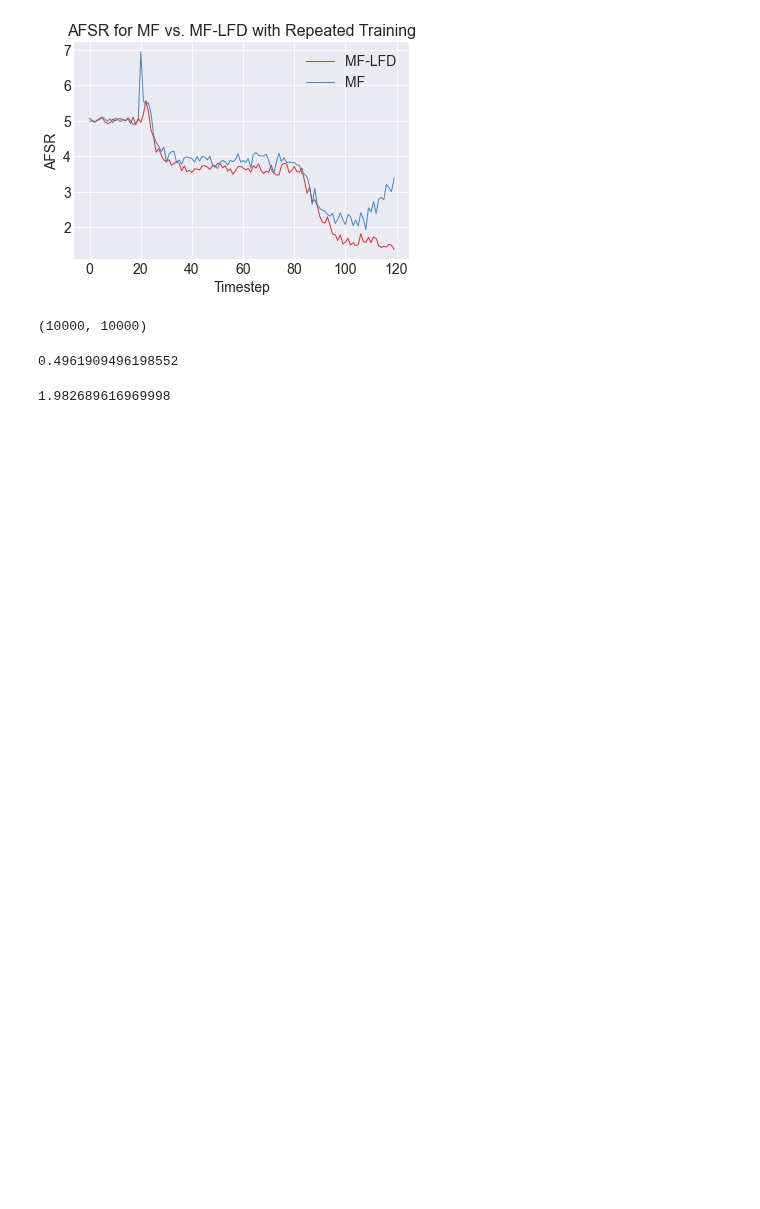
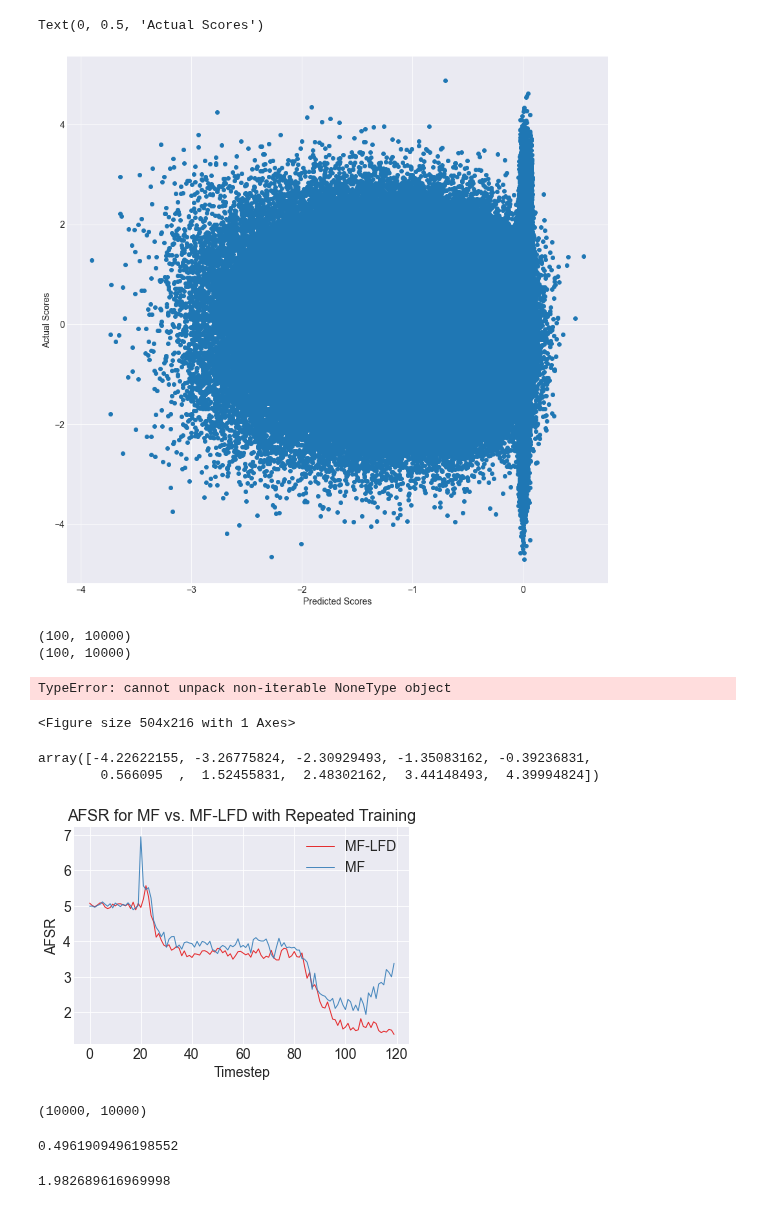
Before and after one commit to elucherini/t-recs, a Jupyter notebook: examples/MFLFDTesting.ipynb, the cells around one changed output. Drawn from its saved outputs; the diff is of its cells as text; code cells hidden in the pictures; blank space fills up the shorter version.

```diff
--- a/examples/MFLFDTesting.ipynb
+++ b/examples/MFLFDTesting.ipynb
@@ -134,3 +175,40 @@ plt.show()
+# %%
+plt.figure(figsize=(15, 15))
+plt.scatter(np.array(mf.predicted_scores.value).flatten(), mf.actual_user_item_scores.flatten())
+plt.xlabel("Predicted Scores")
+plt.ylabel("Actual Scores")
+# %% [output]
+Text(0, 0.5, 'Actual Scores')
+[figure, added]
+# %%
+#plt.scatter(mf.actual_user_item_scores, mf.predicted_scores)
+# from matplotlib.image import NonUniformImage
+# print(mf.predicted_scores.value.shape)
+# print(mf.actual_user_item_scores.shape)
+H, xedges, yedges = np.histogram2d(np.array(mf.predicted_scores.value).flatten(), mf.actual_user_item_scores.flatten())
+# H = H.T
+
+# fig = plt.figure(figsize=(7, 3))
+# ax = fig.add_subplot(133, title='NonUniformImage: interpolated',aspect='equal')
+
+# im = NonUniformImage(ax, interpolation='bilinear')
+
+# xcenters = (xedges[:-1] + xedges[1:]) / 2
+# ycenters = (yedges[:-1] + yedges[1:]) / 2
+# im.set_data(xcenters, ycenters, H)
+# ax.images.append(im)
+
+# # plt.show()
+# %% [output]
+(100, 10000)
+(100, 10000)
+TypeError: cannot unpack non-iterable NoneType object
+<Figure size 504x216 with 1 Axes>
+# %%
+ycenters
+# %% [output]
+array([-4.22622155, -3.26775824, -2.30929493, -1.35083162, -0.39236831,
+        0.566095  ,  1.52455831,  2.48302162,  3.44148493,  4.39994824])
 # %%
 mf_afsr= mf_metrics['afsr'].to_list()[1:]
 mflfd_afsr= mflfd_metrics['afsr'].to_list()[1:]
```
Also changed, not shown: parts of 6 cells of this notebook.
